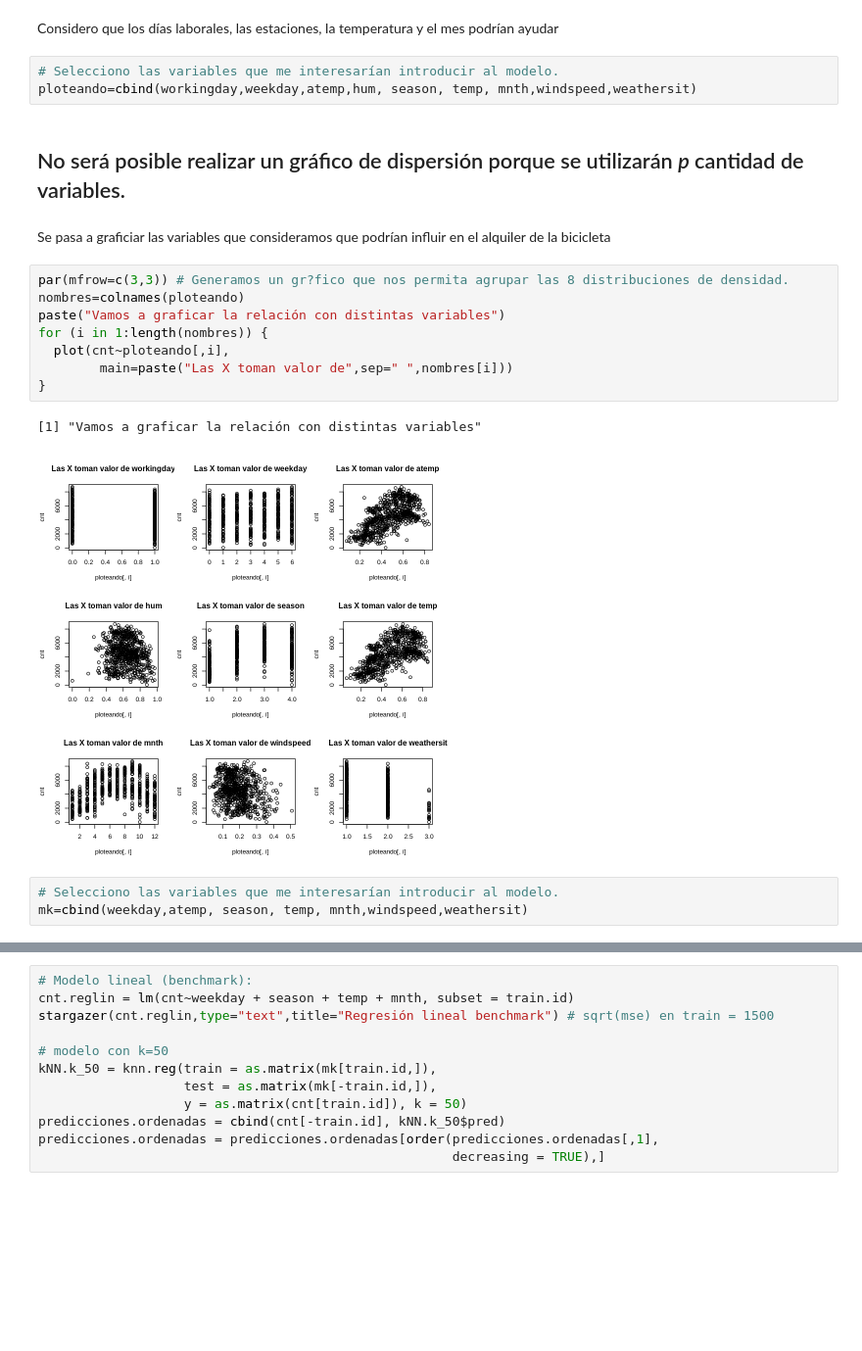
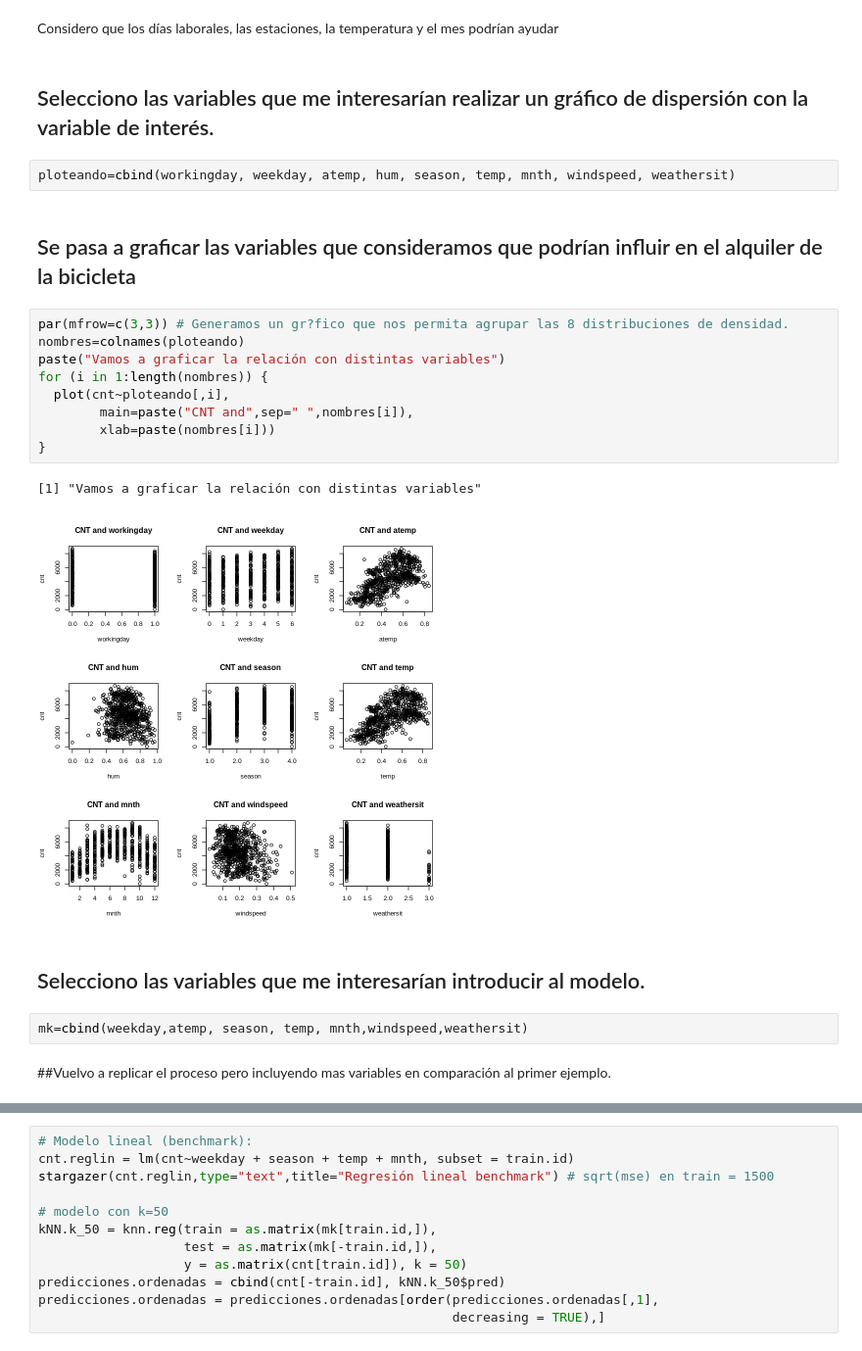
Before and after one commit to mkatogui/GOb, a Jupyter notebook: Caso_de_las_bicicletas.ipynb, the cells around one changed output, grey strips where cells are left out. Shown: that part at 98% size. Cells and saved outputs as stored; diff of their text form; blank space fills up the shorter version.

```diff
--- a/Caso_de_las_bicicletas.ipynb
+++ b/Caso_de_las_bicicletas.ipynb
@@ -245,25 +262,28 @@ str(datos)
  $ cnt       : int  985 801 1349 1562 1600 1606 1510 959 822 1321 ...
 # %% [markdown]
 Considero que los días laborales, las estaciones, la temperatura y el mes podrían ayudar
+# %% [markdown]
+## Selecciono las variables que me interesarían realizar un gráfico de dispersión con la variable de interés.
 # %%
-# Selecciono las variables que me interesarían introducir al modelo.
-ploteando=cbind(workingday,weekday,atemp,hum, season, temp, mnth,windspeed,weathersit)
+ploteando=cbind(workingday, weekday, atemp, hum, season, temp, mnth, windspeed, weathersit)
-# %% [markdown]
-## No será posible realizar un gráfico de dispersión porque se utilizarán *p* cantidad de variables.
 # %% [markdown]
-Se pasa a graficiar las variables que consideramos que podrían influir en el alquiler de la bicicleta
+## Se pasa a graficar las variables que consideramos que podrían influir en el alquiler de la bicicleta
 # %%
 par(mfrow=c(3,3)) # Generamos un gr?fico que nos permita agrupar las 8 distribuciones de densidad.
 nombres=colnames(ploteando)
 paste("Vamos a graficar la relación con distintas variables")
 for (i in 1:length(nombres)) {
   plot(cnt~ploteando[,i],
-        main=paste("Las X toman valor de",sep=" ",nombres[i]))
+        main=paste("CNT and",sep=" ",nombres[i]),
+        xlab=paste(nombres[i]))
 }
 # %% [output]
 [1] "Vamos a graficar la relación con distintas variables"
-[figure, old version]
+[figure, new version]
+# %% [markdown]
+## Selecciono las variables que me interesarían introducir al modelo.
 # %%
-# Selecciono las variables que me interesarían introducir al modelo.
 mk=cbind(weekday,atemp, season, temp, mnth,windspeed,weathersit)
+# %% [markdown]
+##Vuelvo a replicar el proceso pero incluyendo mas variables en comparación al primer ejemplo.
 # %%
```
Also changed, not shown: parts of 17 cells of this notebook.
